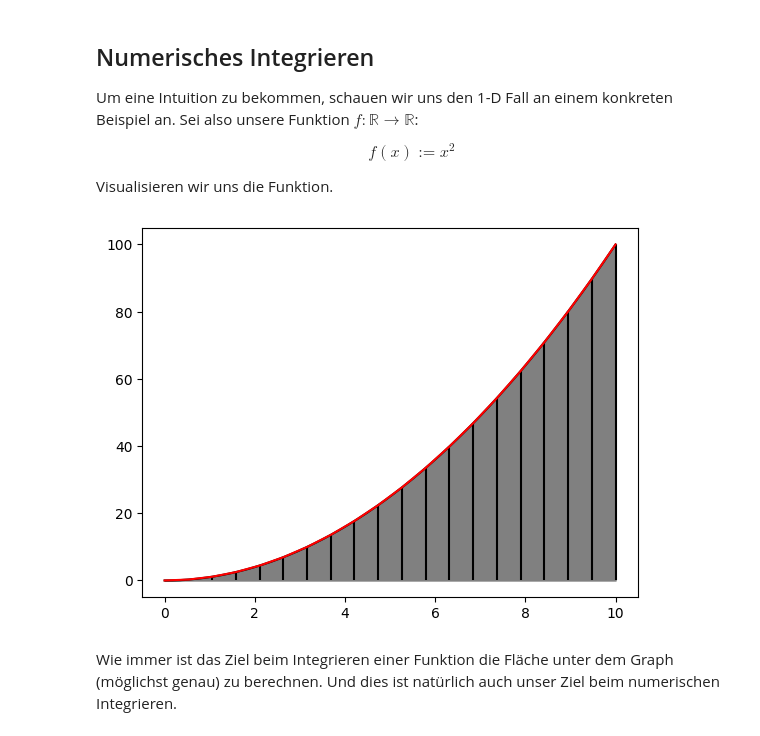
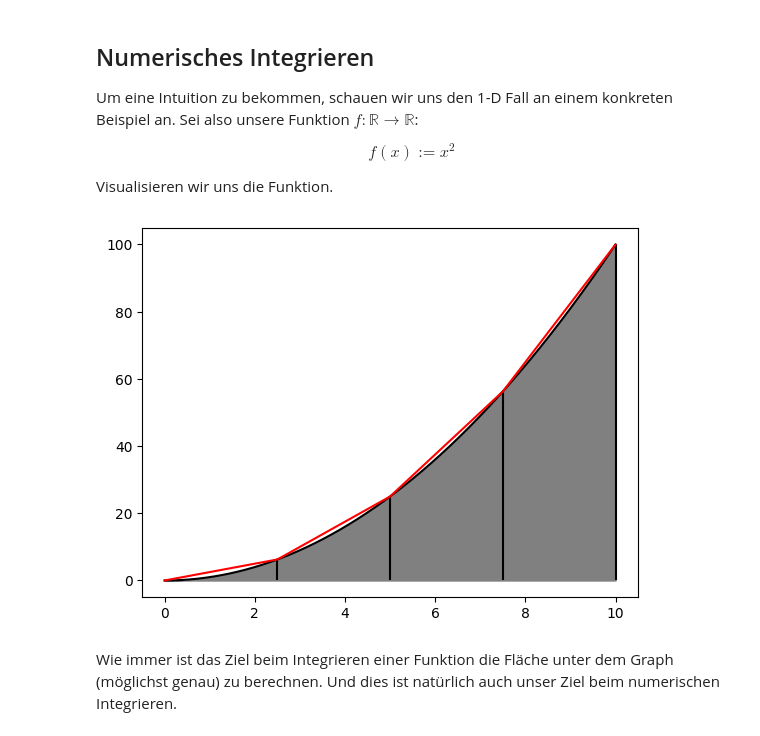
Before and after one commit to Marc-Honecker/WDV1, a Jupyter notebook: _sources/Notebooks/Int_and_Diff.ipynb, the cells around one changed output. Saved outputs shown, nothing was run; the diff lists cells and outputs as text; code cells hidden in the pictures.

```diff
--- a/_sources/Notebooks/Int_and_Diff.ipynb
+++ b/_sources/Notebooks/Int_and_Diff.ipynb
@@ -19,29 +19,29 @@ Visualisieren wir uns die Funktion.
 # %%
 # importieren der benötigten Bibliotheken
 import matplotlib.pyplot as plt
 import numpy as np
 
 # Grenzen der Integration
 a = 0
 b = 10
 
 # anlegen der x-Werte in unterschiedlicher
 # Auflösung
 ab = np.linspace(a, b, 1000)
-vlines = np.linspace(a,b,20)
+vlines = np.linspace(a,b,5)
 
 # wir berechnen die Funktion f(x) = x^2
 fv = [x**2 for x in vlines]
 fx = [x**2 for x in ab]
 
 # plotten der Funktion
 plt.plot(ab, fx, color='black')
 plt.fill_between(ab, fx, color='grey')
 plt.vlines(vlines, 0, fv, color="black")
 plt.plot(vlines, fv, color="red")
 plt.show()
 # %% [output]
-[figure, old version]
+[figure, new version]
 # %% [markdown]
 Wie immer ist das Ziel beim Integrieren einer Funktion die Fläche unter dem Graph (möglichst genau) zu
 berechnen. Und dies ist natürlich auch unser Ziel beim numerischen Integrieren.
```
Also changed, not shown: 6 other files.
